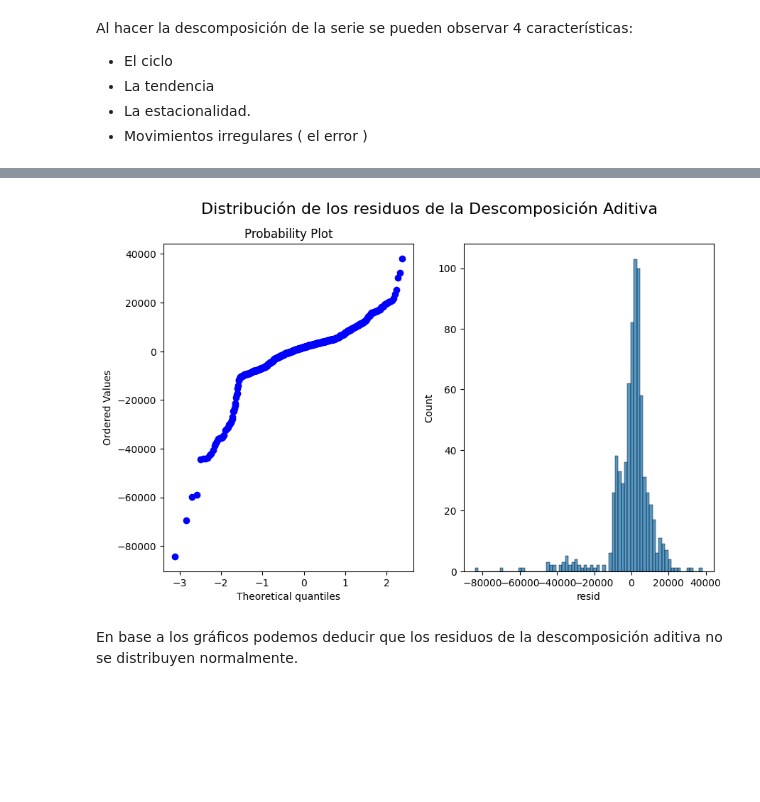
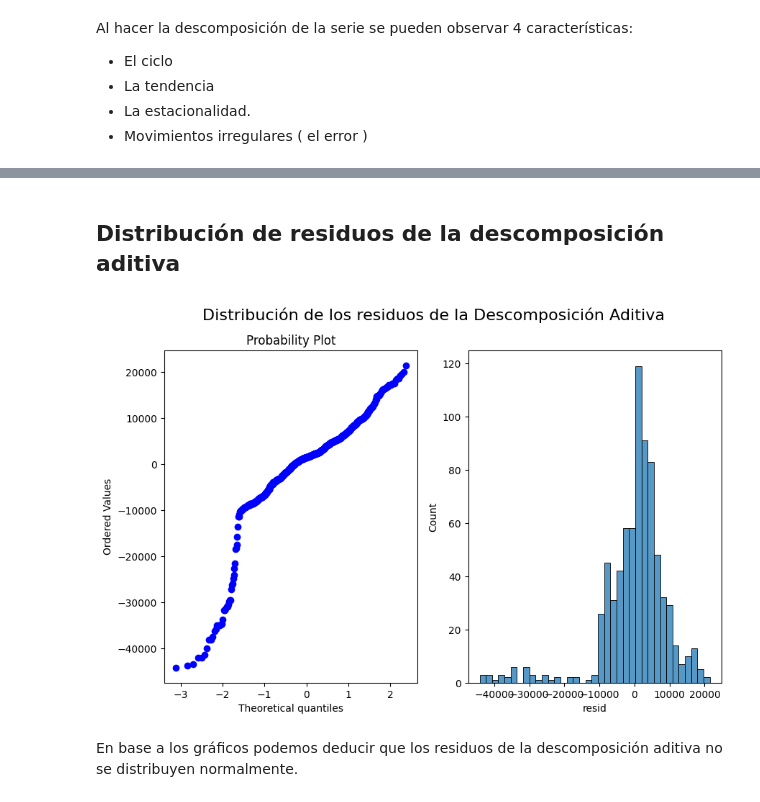
Before and after one commit to jiang-011/AST_G4, a Jupyter notebook: TP_G4_KM.ipynb, the cells around one changed output, grey strips where cells are left out. Saved outputs shown, nothing was run; the diff lists cells and outputs as text; code cells hidden in the pictures; blank space fills up the shorter version.

```diff
--- a/TP_G4_KM.ipynb
+++ b/TP_G4_KM.ipynb
@@ -241,0 +223,3 @@ df_menos_de_cien
+# %%
+df_bajos= df_km[df_km['KM'] < 30000].reset_index().Fecha
+df_bajos
@@ -244,3 +240,6 @@ Estos días hubo paro de transporte, lo que estaría explicando la cantidad esca
+# %%
+for i in df_bajos:
+  df_km.loc[i, "KM"] = (df_km.loc[i + timedelta(days=-7), "KM"] + df_km.loc[i + timedelta(days=7), "KM"])/2
 # %% [markdown]
 ## Punto 2
 # %% [markdown]
@@ -277,9 +272,9 @@ from statsmodels.tsa.seasonal import seasonal_decompose
 ### Descomposicion Aditiva
 # %%
 df_km = df_km.asfreq('d')
-df_km = df_km.fillna(1)
 # %%
 s_dec_additive = seasonal_decompose(df_km.KM, model = "adittive")
+plt.rcParams['figure.figsize']=[12.0,8.0]
 s_dec_additive.plot()
 plt.show()
 # %% [output]
@@ -337,13 +300,22 @@ from scipy.stats import probplot
+# %% [markdown]
+## Distribución de residuos de la descomposición aditiva
 # %%
 fig, axs = plt.subplots(ncols=2)
 fig.set_size_inches(10,6)
 plt.suptitle("Distribución de los residuos de la Descomposición Aditiva", size = 16)
 
+probplot(s_dec_additive.resid, plot=axs[0], fit=True, dist='norm');
 
-sns.histplot(data = s_dec_additive, x=s_dec_additive.resid, ax = axs[1]);
-probplot(s_dec_additive.resid, plot=axs[0], fit=True, dist='norm');
+df = pd.DataFrame({
+    'observed': s_dec_additive.observed,
+    'trend': s_dec_additive.trend,
+    'seasonal': s_dec_additive.seasonal,
+    'resid': s_dec_additive.resid
+})
+
+sns.histplot(data = df, x='resid', ax = axs[1]);
 # %% [output]
-[figure, old version]
+[figure, new version]
 # %% [markdown]
 En base a los gráficos podemos deducir que los residuos de la descomposición aditiva no se distribuyen normalmente.
 # %% [markdown]
```
Also changed, not shown: parts of 74 cells of this notebook.
